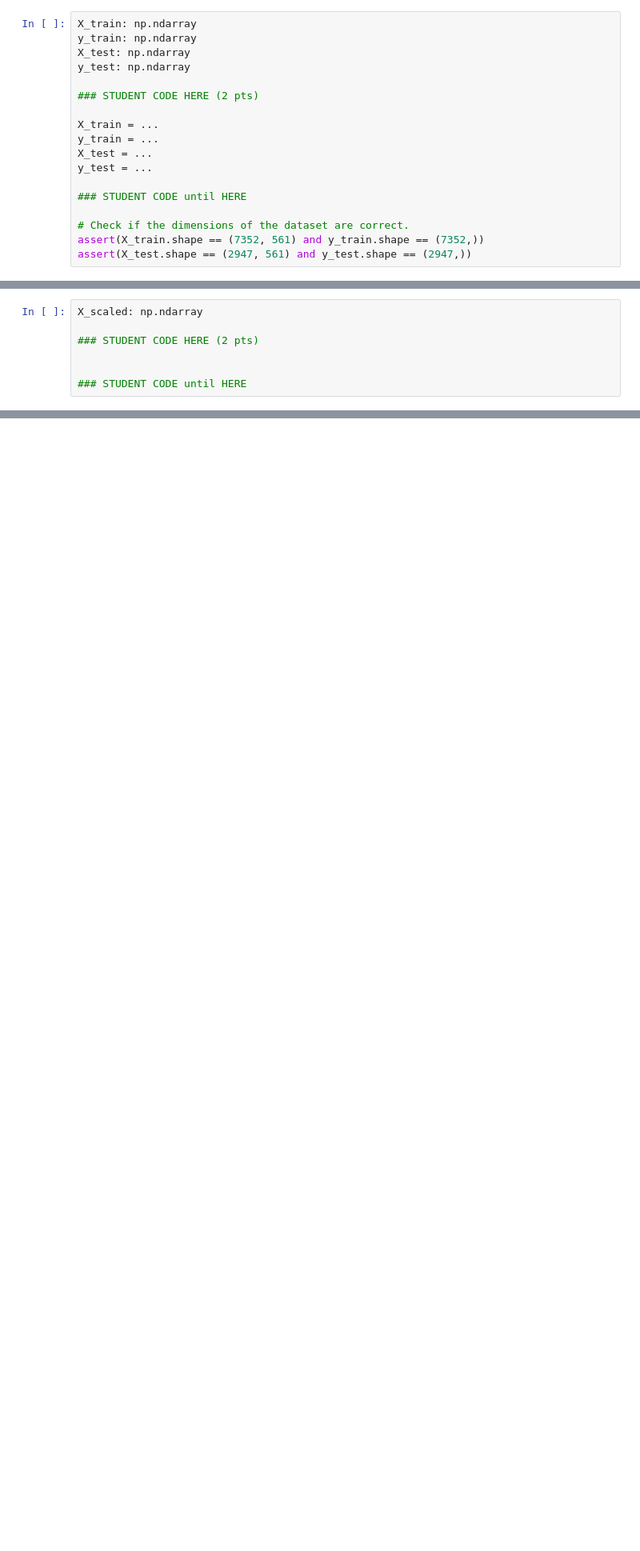
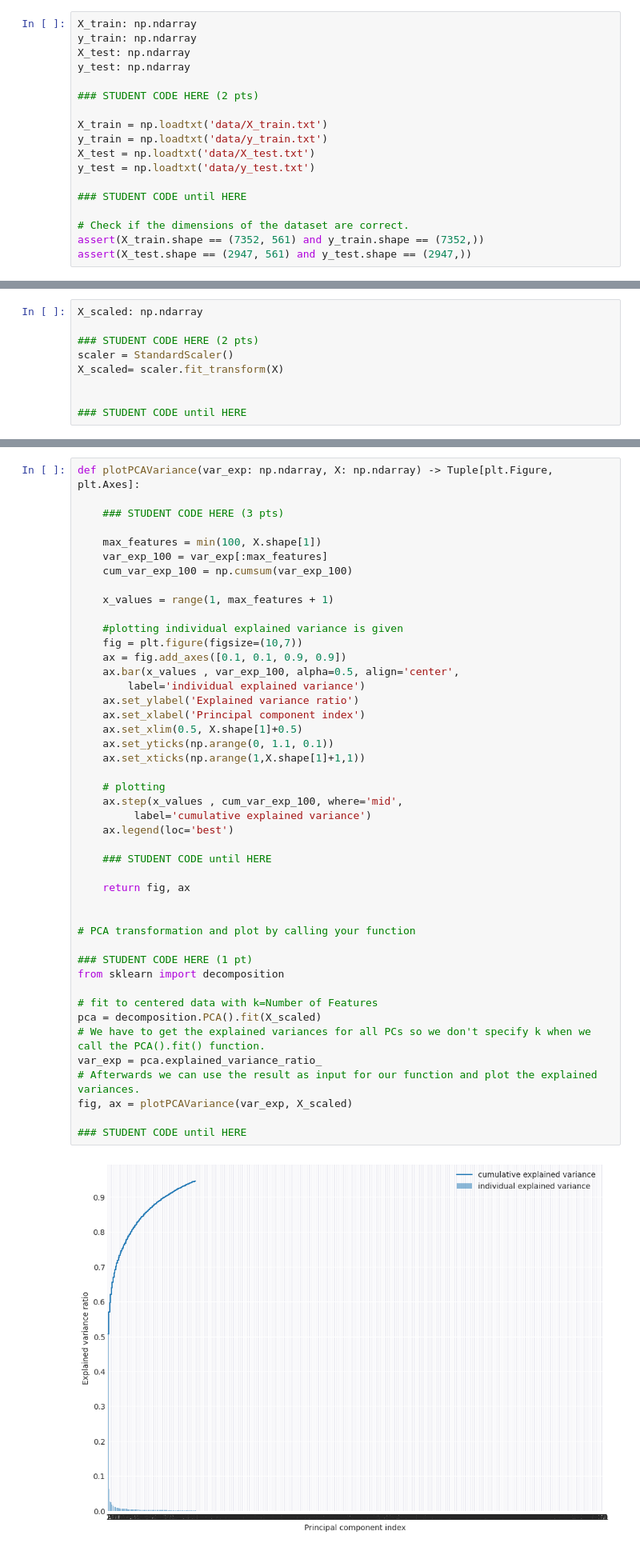
Before and after one commit to anton-seifert/LAMA, a Jupyter notebook: task-3-unsupervised-learning/3_pca_clustering.ipynb, the cells around one changed output, grey strips where cells are left out. Shown at 80% size. Cells and saved outputs as stored; diff of their text form; blank space fills up the shorter version.

```diff
--- a/task-3-unsupervised-learning/3_pca_clustering.ipynb
+++ b/task-3-unsupervised-learning/3_pca_clustering.ipynb
@@ -57,10 +57,10 @@ y_test: np.ndarray
 
 ### STUDENT CODE HERE (2 pts)
 
-X_train = ...
-y_train = ...
-X_test = ...
-y_test = ...
+X_train = np.loadtxt('data/X_train.txt')
+y_train = np.loadtxt('data/y_train.txt')
+X_test = np.loadtxt('data/X_test.txt')
+y_test = np.loadtxt('data/y_test.txt')
 
 ### STUDENT CODE until HERE
 
@@ -119,6 +153,8 @@ As we have seen, the dataset contains more than 500 columns (features). It is no
 X_scaled: np.ndarray
 
 ### STUDENT CODE HERE (2 pts)
+scaler = StandardScaler()
+X_scaled= scaler.fit_transform(X)
 
 
 ### STUDENT CODE until HERE
@@ -153,3 +172,50 @@ def plotPCAVariance(var_exp: np.ndarray, X: np.ndarray) -> Tuple[plt.Figure, plt
+# %%
+def plotPCAVariance(var_exp: np.ndarray, X: np.ndarray) -> Tuple[plt.Figure, plt.Axes]:
+
+    ### STUDENT CODE HERE (3 pts)
+
+    max_features = min(100, X.shape[1])
+    var_exp_100 = var_exp[:max_features]
+    cum_var_exp_100 = np.cumsum(var_exp_100)
+
+    x_values = range(1, max_features + 1)
+
+    #plotting individual explained variance is given
+    fig = plt.figure(figsize=(10,7))
+    ax = fig.add_axes([0.1, 0.1, 0.9, 0.9])
+    ax.bar(x_values , var_exp_100, alpha=0.5, align='center',
+        label='individual explained variance')
+    ax.set_ylabel('Explained variance ratio')
+    ax.set_xlabel('Principal component index')
+    ax.set_xlim(0.5, X.shape[1]+0.5)
+    ax.set_yticks(np.arange(0, 1.1, 0.1))
+    ax.set_xticks(np.arange(1,X.shape[1]+1,1))
+
+    # plotting
+    ax.step(x_values , cum_var_exp_100, where='mid',
+         label='cumulative explained variance')
+    ax.legend(loc='best')
+
+    ### STUDENT CODE until HERE
+
+    return fig, ax
+
+
+# PCA transformation and plot by calling your function
+
+### STUDENT CODE HERE (1 pt)
+from sklearn import decomposition
+
+# fit to centered data with k=Number of Features
+pca = decomposition.PCA().fit(X_scaled)
+# We have to get the explained variances for all PCs so we don't specify k when we call the PCA().fit() function.
+var_exp = pca.explained_variance_ratio_
+# Afterwards we can use the result as input for our function and plot the explained variances.
+fig, ax = plotPCAVariance(var_exp, X_scaled)
+
+### STUDENT CODE until HERE
+# %% [output]
+[figure, added]
 # %% [markdown]
 <div class="alert alert-block alert-success">
 <b>Task:</b>  Now, reduce the number of dimensions using PCA, leaving as many components as necessary to explain at least 90% of the variance of the data. Use the scaled dataset and set a fixed <code>random_state</code> (use the RANDOM_STATE constant).
```
Also changed, not shown: parts of 11 cells of this notebook.
